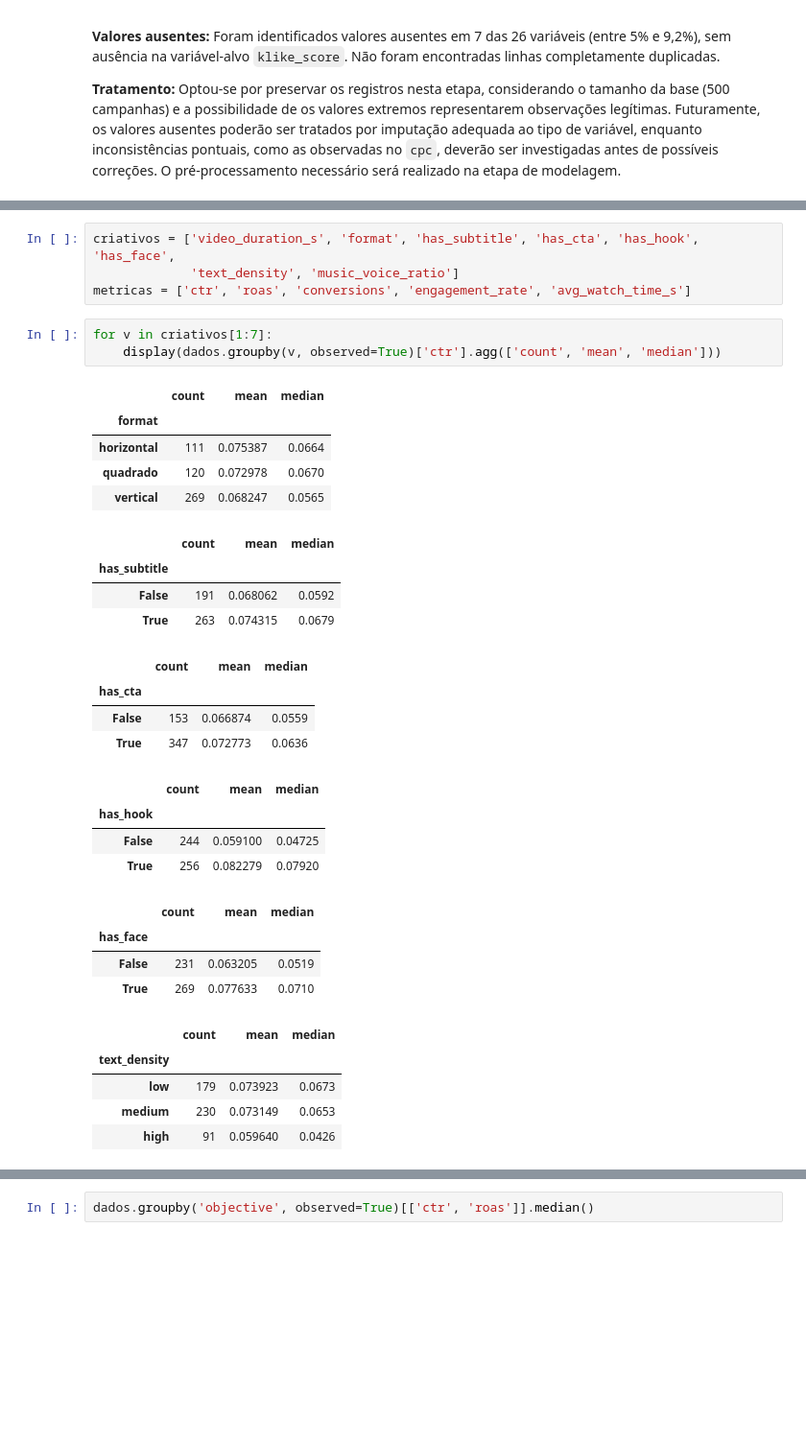
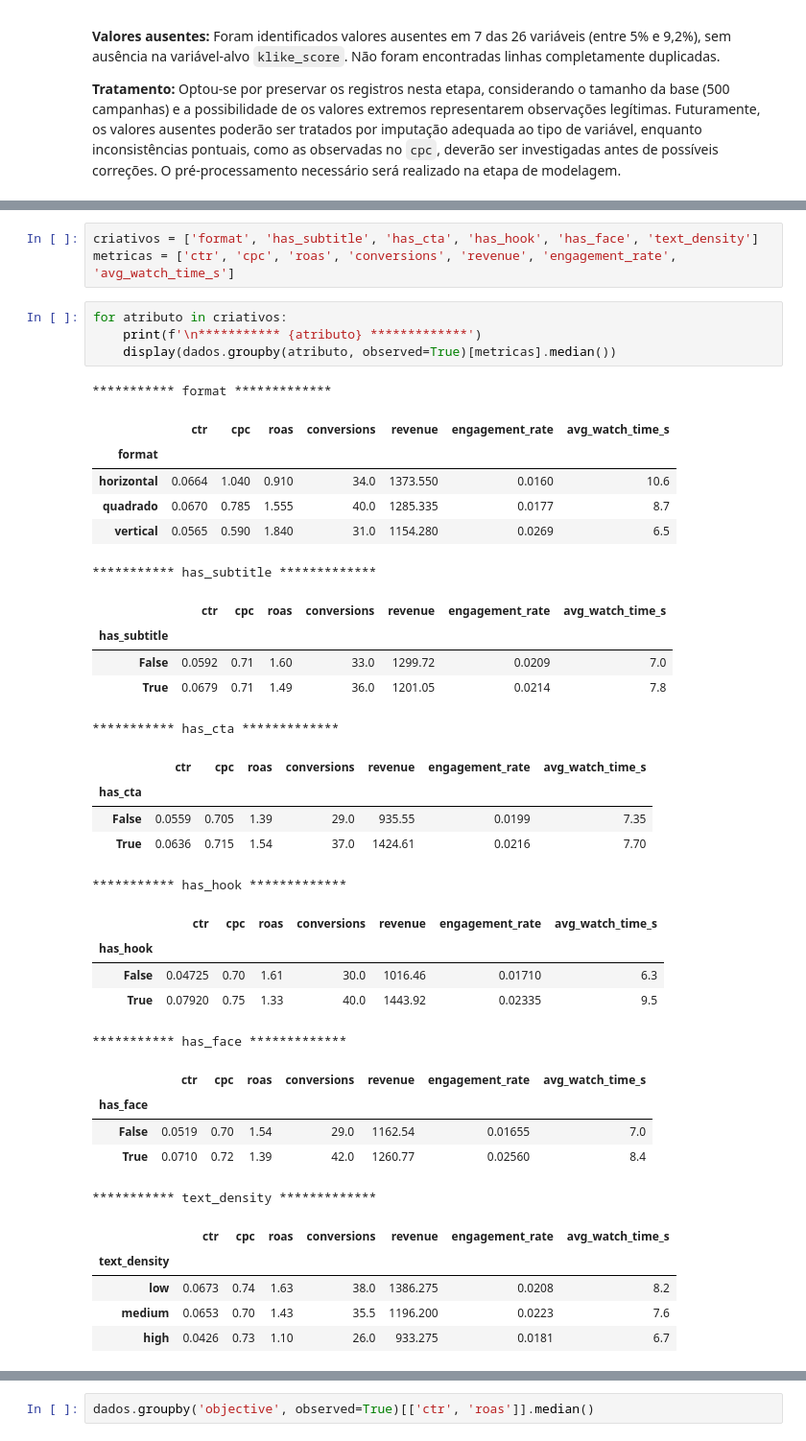
Before and after one commit to lauradeoli/klike-ds-challenge-lauradeoli, a Jupyter notebook: notebooks/parte1_eda.ipynb, the cells around one changed output, grey strips where cells are left out. Shown at 96% size. Drawn from its saved outputs; the diff is of its cells as text; blank space fills up the shorter version.

```diff
--- a/notebooks/parte1_eda.ipynb
+++ b/notebooks/parte1_eda.ipynb
@@ -220,34 +226,40 @@ dados.nlargest(5, 'roas')[
 # %%
-criativos = ['video_duration_s', 'format', 'has_subtitle', 'has_cta', 'has_hook', 'has_face',
-             'text_density', 'music_voice_ratio']
-metricas = ['ctr', 'roas', 'conversions', 'engagement_rate', 'avg_watch_time_s']
+criativos = ['format', 'has_subtitle', 'has_cta', 'has_hook', 'has_face', 'text_density']
+metricas = ['ctr', 'cpc', 'roas', 'conversions', 'revenue', 'engagement_rate', 'avg_watch_time_s']
 # %%
-for v in criativos[1:7]:
-    display(dados.groupby(v, observed=True)['ctr'].agg(['count', 'mean', 'median']))
+for atributo in criativos:
+    print(f'\n*********** {atributo} *************')
+    display(dados.groupby(atributo, observed=True)[metricas].median())
 # %% [output]
+*********** format *************
-|  | count | mean | median |
-| format |  |  |  |
-| horizontal | 111 | 0.075387 | 0.0664 |
-| quadrado | 120 | 0.072978 | 0.0670 |
-| vertical | 269 | 0.068247 | 0.0565 |
+|  | ctr | cpc | roas | conversions | revenue | engagement_rate | avg_watch_time_s |
+| format |  |  |  |  |  |  |  |
+| horizontal | 0.0664 | 1.040 | 0.910 | 34.0 | 1373.550 | 0.0160 | 10.6 |
+| quadrado | 0.0670 | 0.785 | 1.555 | 40.0 | 1285.335 | 0.0177 | 8.7 |
+| vertical | 0.0565 | 0.590 | 1.840 | 31.0 | 1154.280 | 0.0269 | 6.5 |
+*********** has_subtitle *************
-|  | count | mean | median |
-| has_subtitle |  |  |  |
-| False | 191 | 0.068062 | 0.0592 |
-| True | 263 | 0.074315 | 0.0679 |
+|  | ctr | cpc | roas | conversions | revenue | engagement_rate | avg_watch_time_s |
+| has_subtitle |  |  |  |  |  |  |  |
+| False | 0.0592 | 0.71 | 1.60 | 33.0 | 1299.72 | 0.0209 | 7.0 |
+| True | 0.0679 | 0.71 | 1.49 | 36.0 | 1201.05 | 0.0214 | 7.8 |
+*********** has_cta *************
-|  | count | mean | median |
-| has_cta |  |  |  |
-| False | 153 | 0.066874 | 0.0559 |
-| True | 347 | 0.072773 | 0.0636 |
+|  | ctr | cpc | roas | conversions | revenue | engagement_rate | avg_watch_time_s |
+| has_cta |  |  |  |  |  |  |  |
+| False | 0.0559 | 0.705 | 1.39 | 29.0 | 935.55 | 0.0199 | 7.35 |
+| True | 0.0636 | 0.715 | 1.54 | 37.0 | 1424.61 | 0.0216 | 7.70 |
+*********** has_hook *************
-|  | count | mean | median |
-| has_hook |  |  |  |
-| False | 244 | 0.059100 | 0.04725 |
-| True | 256 | 0.082279 | 0.07920 |
+|  | ctr | cpc | roas | conversions | revenue | engagement_rate | avg_watch_time_s |
+| has_hook |  |  |  |  |  |  |  |
+| False | 0.04725 | 0.70 | 1.61 | 30.0 | 1016.46 | 0.01710 | 6.3 |
+| True | 0.07920 | 0.75 | 1.33 | 40.0 | 1443.92 | 0.02335 | 9.5 |
+*********** has_face *************
-|  | count | mean | median |
-| has_face |  |  |  |
-| False | 231 | 0.063205 | 0.0519 |
-| True | 269 | 0.077633 | 0.0710 |
+|  | ctr | cpc | roas | conversions | revenue | engagement_rate | avg_watch_time_s |
+| has_face |  |  |  |  |  |  |  |
+| False | 0.0519 | 0.70 | 1.54 | 29.0 | 1162.54 | 0.01655 | 7.0 |
+| True | 0.0710 | 0.72 | 1.39 | 42.0 | 1260.77 | 0.02560 | 8.4 |
+*********** text_density *************
-|  | count | mean | median |
-| text_density |  |  |  |
-| low | 179 | 0.073923 | 0.0673 |
-| medium | 230 | 0.073149 | 0.0653 |
-| high | 91 | 0.059640 | 0.0426 |
+|  | ctr | cpc | roas | conversions | revenue | engagement_rate | avg_watch_time_s |
+| text_density |  |  |  |  |  |  |  |
+| low | 0.0673 | 0.74 | 1.63 | 38.0 | 1386.275 | 0.0208 | 8.2 |
+| medium | 0.0653 | 0.70 | 1.43 | 35.5 | 1196.200 | 0.0223 | 7.6 |
+| high | 0.0426 | 0.73 | 1.10 | 26.0 | 933.275 | 0.0181 | 6.7 |
```
Also changed, not shown: parts of 16 cells of this notebook.
